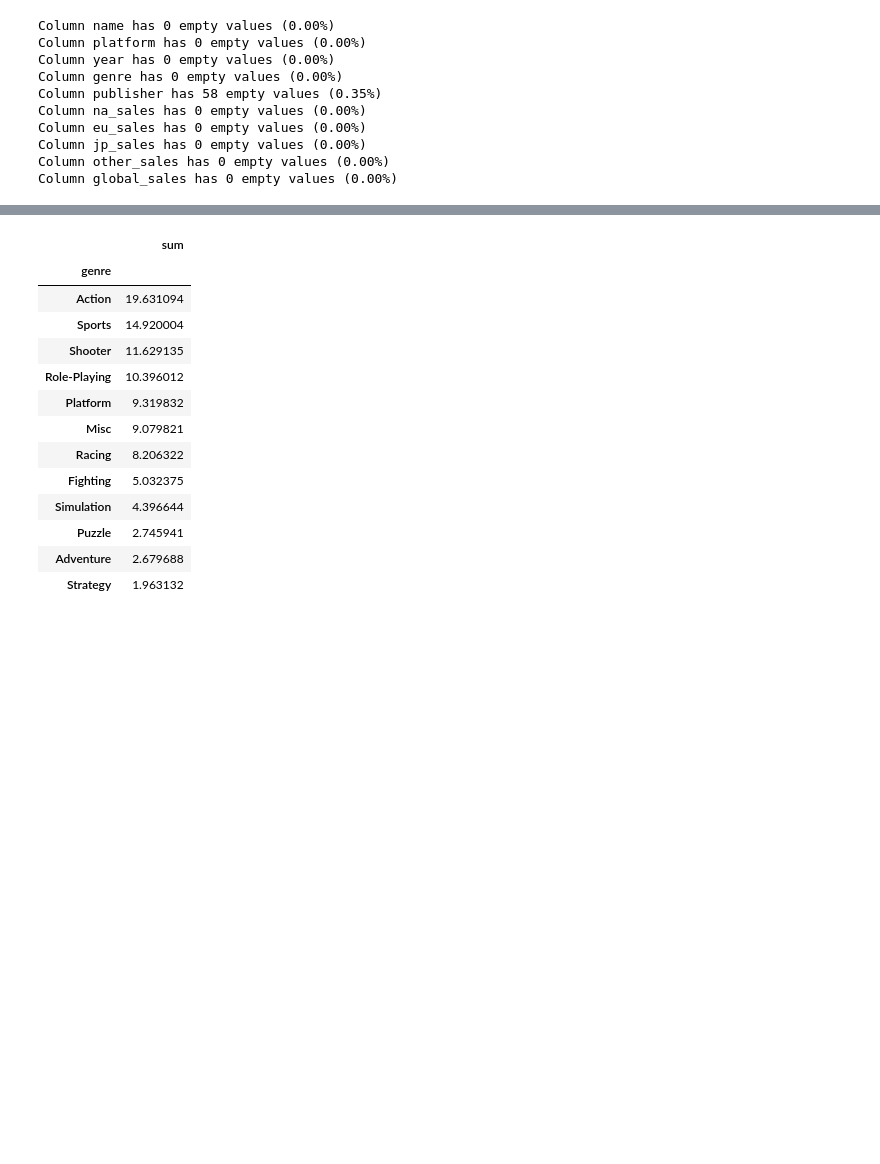
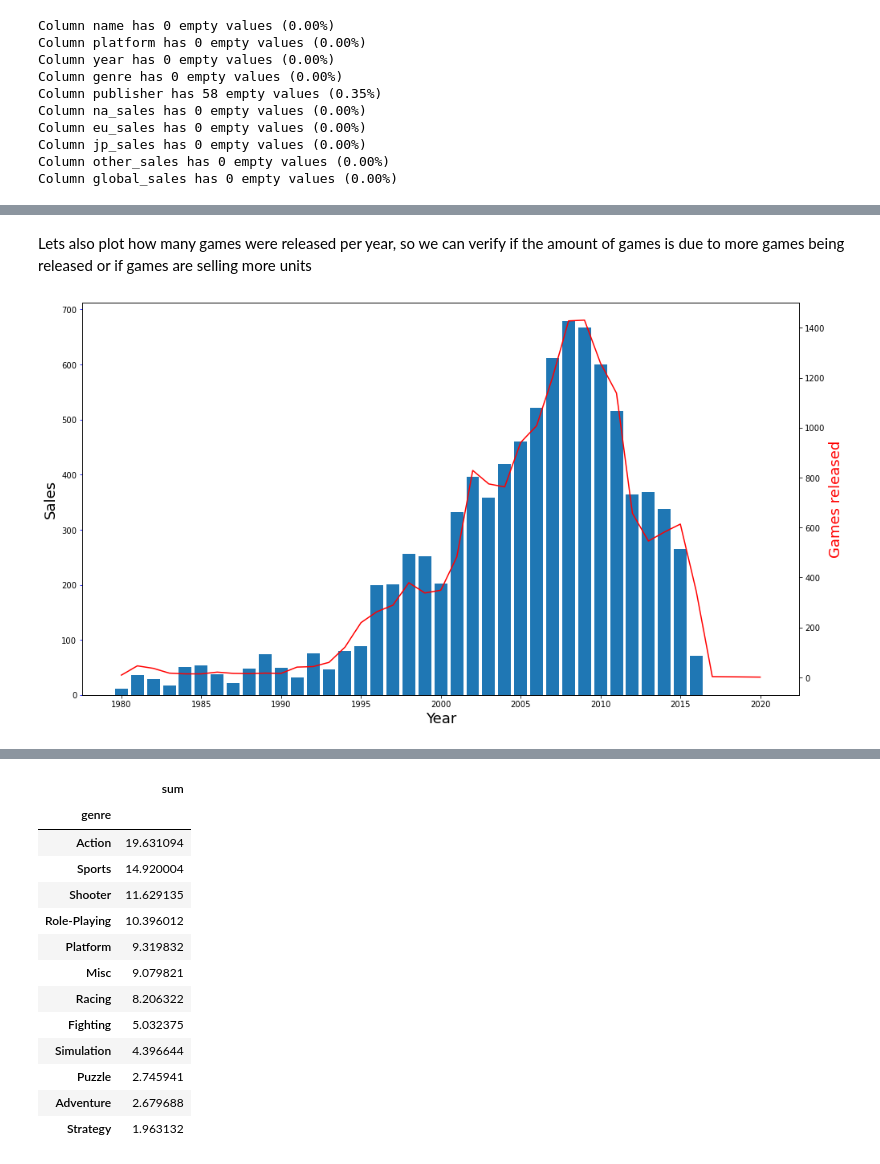
Before and after one commit to 3kleo/Video-Game-Sales-Analysis, a Jupyter notebook: notebook.ipynb, the cells around one changed output, grey strips where cells are left out. Cells and saved outputs as stored; diff of their text form; code cells hidden in the pictures; blank space fills up the shorter version.

```diff
--- a/notebook.ipynb
+++ b/notebook.ipynb
@@ -137,0 +128,14 @@ df.groupby('name')[['name', 'global_sales']].sum().sort_values('global_sales', a
+# %% [markdown]
+Lets also plot how many games were released per year, so we can verify if the amount of games is due to more games being released or if games are selling more units
+# %%
+fig, ax = plt.subplots(figsize=(16, 9))
+ax.bar(df_temp['year'], df_temp['sum'])
+ax.set_ylabel('Sales', fontdict={'size': 18})
+ax.set_xlabel('Year', fontdict={'size': 18})
+ax.tick_params('y', color='blue') #set color of ticks
+ax2 = ax.twinx() #creates another plot on the same x axis
+ax2.plot(df_temp['year'], df_temp['count'], color='red')
+ax2.set_ylabel('Games released', color='red', fontdict={'size': 18})
+plt.show()
+# %% [output]
+[figure, added]
```
Also changed, not shown: parts of 23 cells of this notebook.
